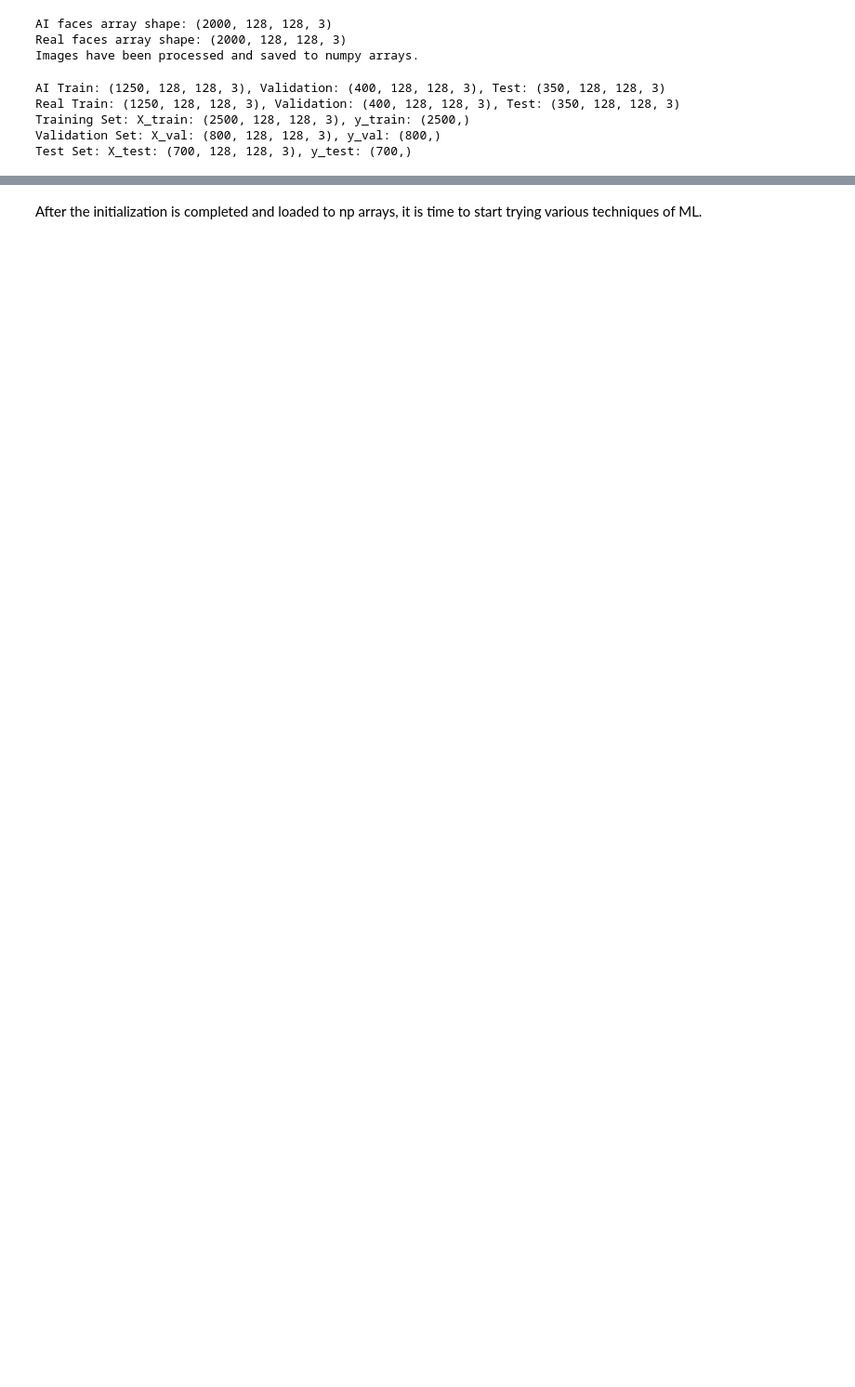
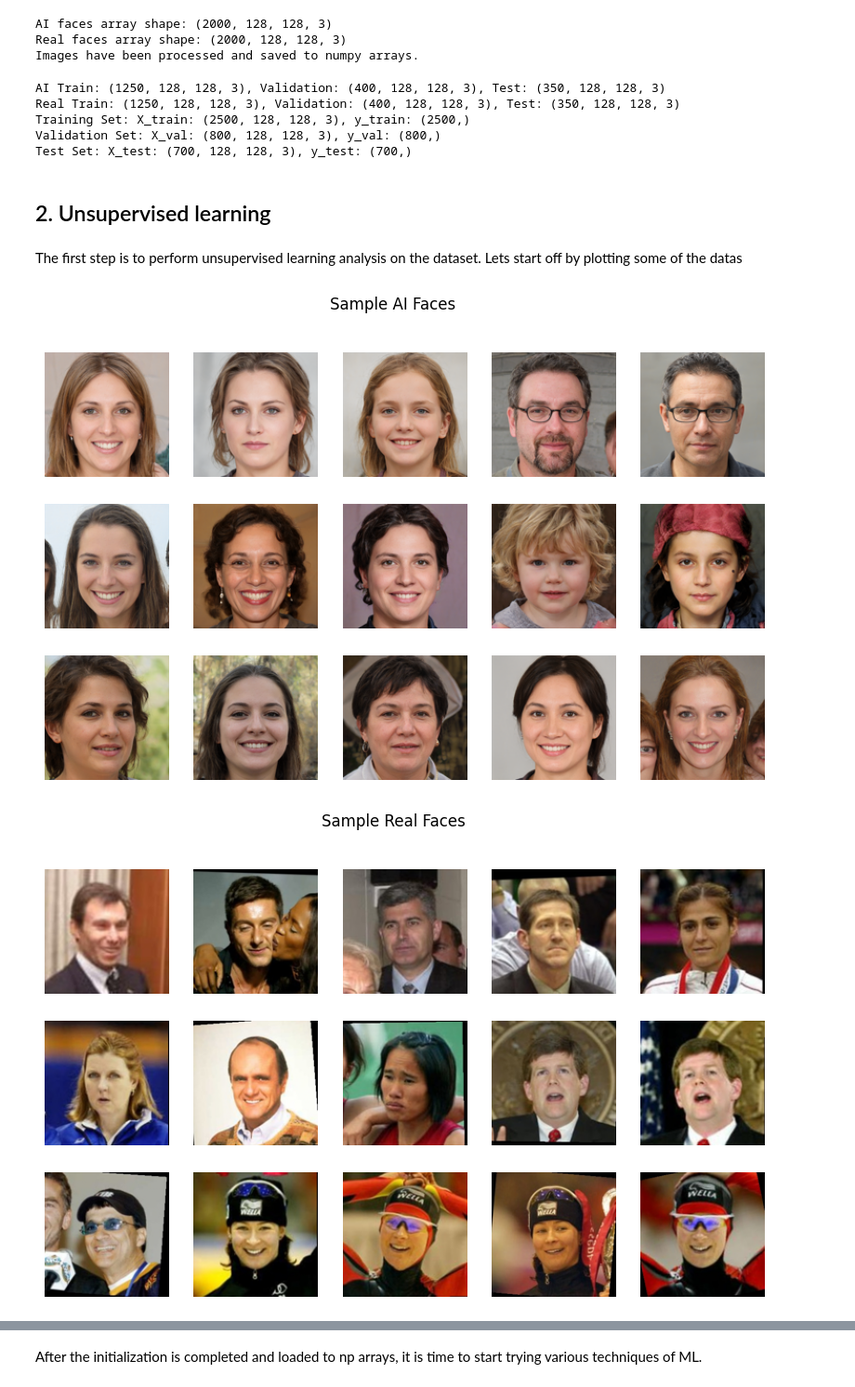
Before and after one commit to Kaiwen-Guo/AI_Face_Picture_Identifier, a Jupyter notebook: AI_Face_identifier.ipynb, the cells around one changed output, grey strips where cells are left out. Shown at 93% size. Saved outputs shown, nothing was run; the diff lists cells and outputs as text; code cells hidden in the pictures; blank space fills up the shorter version.

Commit message:
Added unsupervised learning section

```diff
--- a/AI_Face_identifier.ipynb
+++ b/AI_Face_identifier.ipynb
@@ -224,3 +230,25 @@ Real Train: (1250, 128, 128, 3), Validation: (400, 128, 128, 3), Test: (350, 128
 Training Set: X_train: (2500, 128, 128, 3), y_train: (2500,)
 Validation Set: X_val: (800, 128, 128, 3), y_val: (800,)
 Test Set: X_test: (700, 128, 128, 3), y_test: (700,)
+# %% [markdown]
+## 2. Unsupervised learning
+# %% [markdown]
+The first step is to perform unsupervised learning analysis on the dataset. Lets start off by plotting some of the datas
+# %%
+
+# Visualize random images
+def plot_sample_images(images, title, rows=3, cols=5):
+    plt.figure(figsize=(cols * 2, rows * 2))
+    for i in range(rows * cols):
+        plt.subplot(rows, cols, i + 1)
+        plt.imshow(images[i])
+        plt.axis('off')
+    plt.suptitle(title)
+    plt.show()
+
+# Plot samples
+plot_sample_images(ai_faces[:15], "Sample AI Faces")
+plot_sample_images(real_faces[:15], "Sample Real Faces")
+# %% [output]
+[figure, added]
+[figure, added]
```
Also changed, not shown: parts of 18 cells of this notebook.
